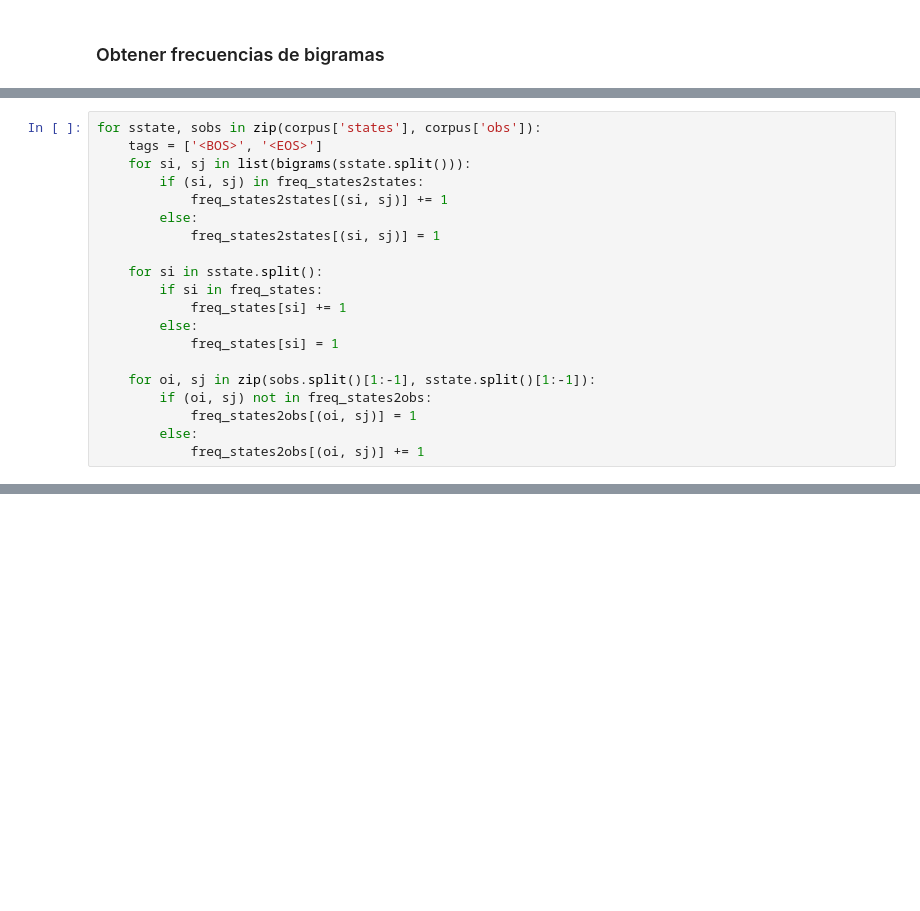
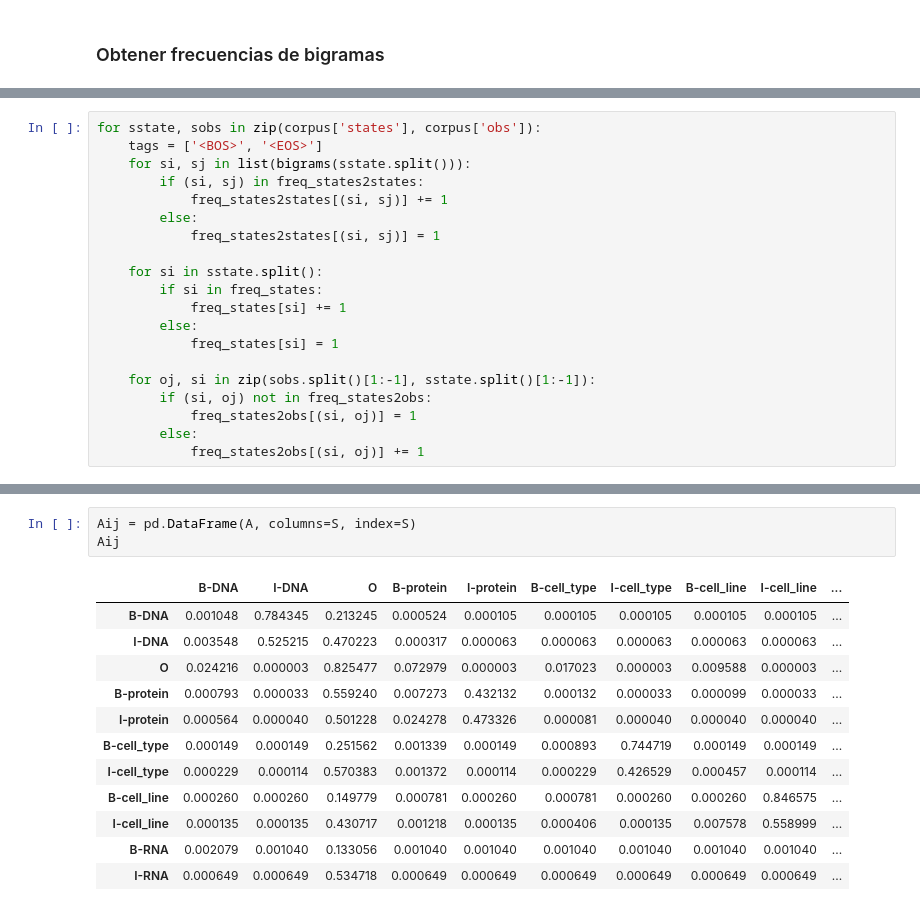
Before and after one commit to sjukdom/natural-language-processing, a Jupyter notebook: Proyecto_Final/HMM.ipynb, the cells around one changed output, grey strips where cells are left out. Drawn from its saved outputs; the diff is of its cells as text; blank space fills up the shorter version.

```diff
--- a/Proyecto_Final/HMM.ipynb
+++ b/Proyecto_Final/HMM.ipynb
@@ -146,8 +125,8 @@ for sstate, sobs in zip(corpus['states'], corpus['obs']):
         else:
             freq_states[si] = 1
 
-    for oi, sj in zip(sobs.split()[1:-1], sstate.split()[1:-1]):
-        if (oi, sj) not in freq_states2obs:
-            freq_states2obs[(oi, sj)] = 1
+    for oj, si in zip(sobs.split()[1:-1], sstate.split()[1:-1]):
+        if (si, oj) not in freq_states2obs:
+            freq_states2obs[(si, oj)] = 1
         else:
-            freq_states2obs[(oi, sj)] += 1
+            freq_states2obs[(si, oj)] += 1
@@ -219,0 +207,16 @@ print(smoothingLaplacian(S[2], S[0], N, 'initial'))
+# %%
+Aij = pd.DataFrame(A, columns=S, index=S)
+Aij
+# %% [output]
+|  | B-DNA | I-DNA | O | B-protein | I-protein | B-cell_type | I-cell_type | B-cell_line | I-cell_line | ... |
+| B-DNA | 0.001048 | 0.784345 | 0.213245 | 0.000524 | 0.000105 | 0.000105 | 0.000105 | 0.000105 | 0.000105 | ... |
+| I-DNA | 0.003548 | 0.525215 | 0.470223 | 0.000317 | 0.000063 | 0.000063 | 0.000063 | 0.000063 | 0.000063 | ... |
+| O | 0.024216 | 0.000003 | 0.825477 | 0.072979 | 0.000003 | 0.017023 | 0.000003 | 0.009588 | 0.000003 | ... |
+| B-protein | 0.000793 | 0.000033 | 0.559240 | 0.007273 | 0.432132 | 0.000132 | 0.000033 | 0.000099 | 0.000033 | ... |
+| I-protein | 0.000564 | 0.000040 | 0.501228 | 0.024278 | 0.473326 | 0.000081 | 0.000040 | 0.000040 | 0.000040 | ... |
+| B-cell_type | 0.000149 | 0.000149 | 0.251562 | 0.001339 | 0.000149 | 0.000893 | 0.744719 | 0.000149 | 0.000149 | ... |
+| I-cell_type | 0.000229 | 0.000114 | 0.570383 | 0.001372 | 0.000114 | 0.000229 | 0.426529 | 0.000457 | 0.000114 | ... |
+| B-cell_line | 0.000260 | 0.000260 | 0.149779 | 0.000781 | 0.000260 | 0.000781 | 0.000260 | 0.000260 | 0.846575 | ... |
+| I-cell_line | 0.000135 | 0.000135 | 0.430717 | 0.001218 | 0.000135 | 0.000406 | 0.000135 | 0.007578 | 0.558999 | ... |
+| B-RNA | 0.002079 | 0.001040 | 0.133056 | 0.001040 | 0.001040 | 0.001040 | 0.001040 | 0.001040 | 0.001040 | ... |
+| I-RNA | 0.000649 | 0.000649 | 0.534718 | 0.000649 | 0.000649 | 0.000649 | 0.000649 | 0.000649 | 0.000649 | ... |
```
Also changed, not shown: parts of 28 cells of this notebook.
